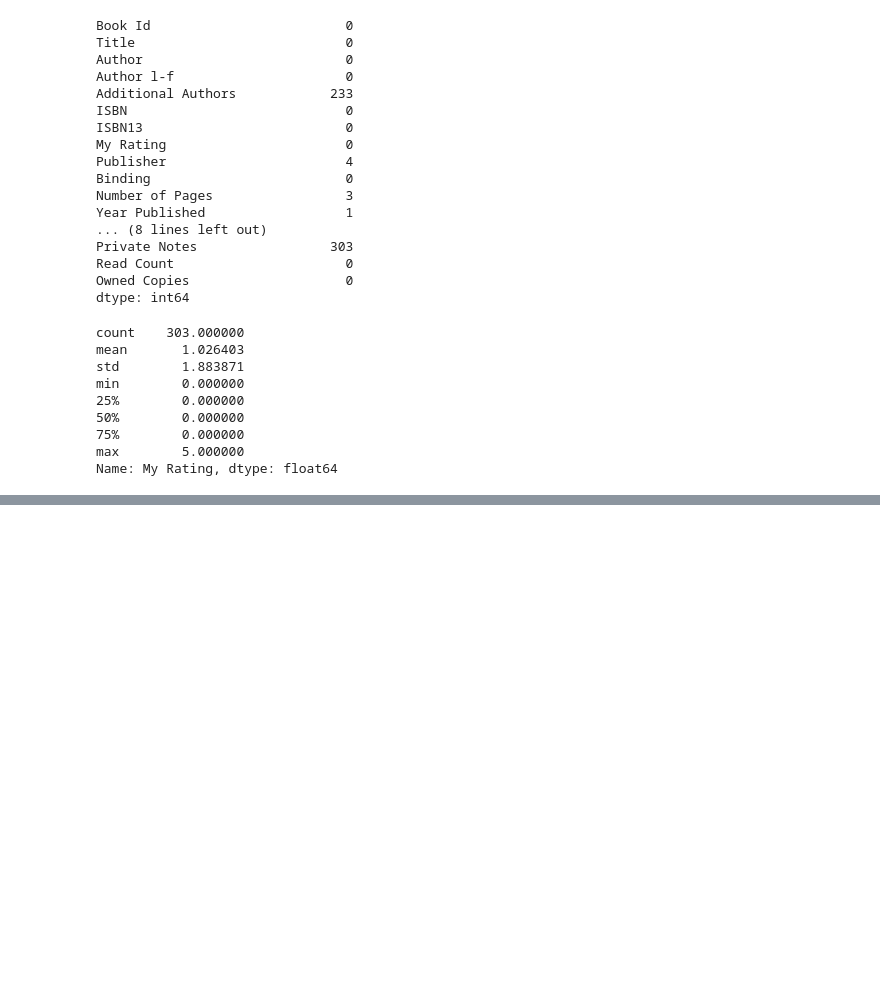
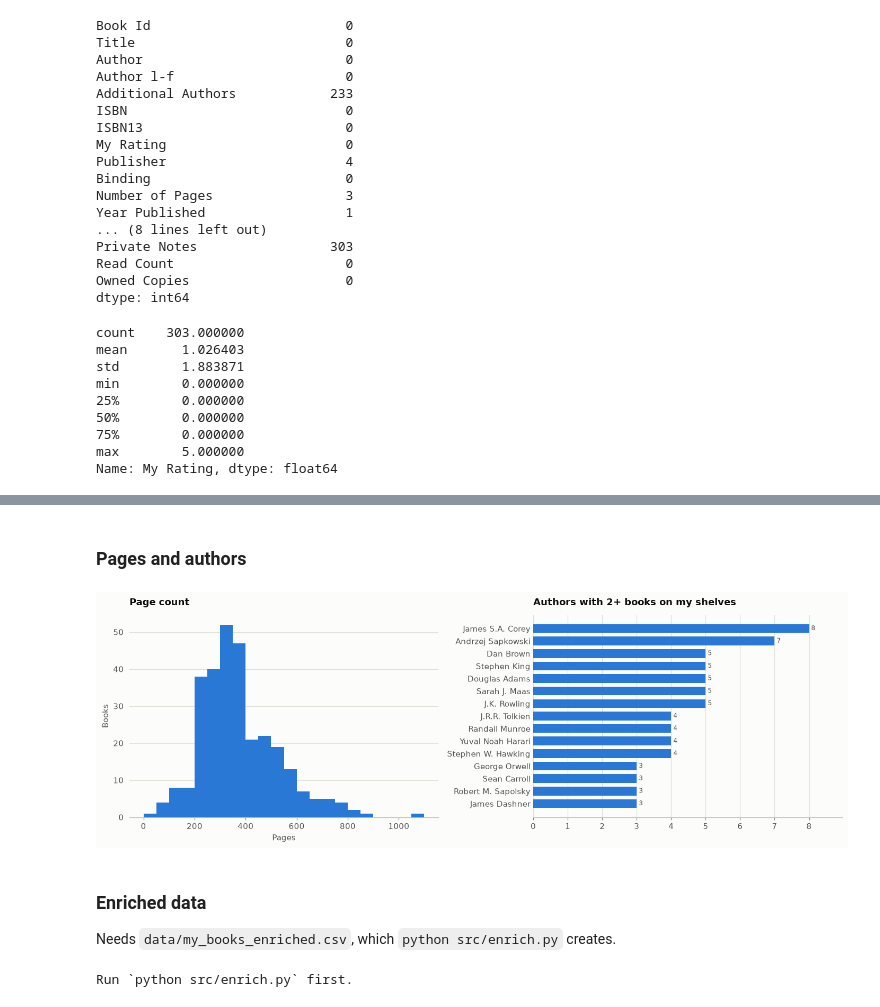
Before and after one commit to mychaelka/book-recommender, a Jupyter notebook: notebooks/my_books.ipynb, the cells around one changed output, grey strips where cells are left out. Cells and saved outputs as stored; diff of their text form; code cells hidden in the pictures; blank space fills up the shorter version.

```diff
--- a/notebooks/my_books.ipynb
+++ b/notebooks/my_books.ipynb
@@ -55,0 +129,46 @@ Name: My Rating, dtype: float64
+# %% [markdown]
+### Pages and authors
+# %%
+fig, (ax1, ax2) = plt.subplots(1, 2, figsize=(13, 4.5))
+
+pages = my_data["Number of Pages"]
+ax1.hist(pages[pages > 0], bins=np.arange(0, pages.max() + 50, 50), color=BLUE)
+ax1.set(title="Page count", xlabel="Pages", ylabel="Books")
+
+authors = my_data["Author"].str.replace(r"\s+", " ", regex=True).str.strip().value_counts()  # export has "Dan    Brown"
+hbar(ax2, authors[authors >= 2].head(15), "Authors with 2+ books on my shelves")
+plt.tight_layout()
+plt.show()
+# %% [output]
+[figure, added]
+# %% [markdown]
+### Enriched data
+Needs `data/my_books_enriched.csv`, which `python src/enrich.py` creates.
+# %%
+enriched_path = Path("../data/my_books_enriched.csv")
+enriched = pd.read_csv(enriched_path) if enriched_path.exists() else None
+
+if enriched is None:
+    print("Run `python src/enrich.py` first.")
+else:
+    source = enriched["description_source"].fillna("missing")
+    by_shelf = pd.crosstab(source, enriched["shelf"])
+    by_shelf = by_shelf.loc[by_shelf.sum(axis=1).sort_values().index]
+
+    fig, ax = plt.subplots(figsize=(9, 3.8))
+    left = np.zeros(len(by_shelf))
+    for shelf, color in zip(["read", "currently-reading", "to-read"], [BLUE, ORANGE, AQUA]):
+        if shelf in by_shelf:
+            ax.barh(by_shelf.index, by_shelf[shelf], left=left, color=color, height=0.7, label=shelf)
+            left += by_shelf[shelf].values
+    for y, total in enumerate(left):
+        ax.text(total, y, f" {total:.0f}", va="center", fontsize=8, color=INK_SECONDARY)
+    ax.grid(axis="y", visible=False)
+    ax.grid(axis="x", visible=True)
+    ax.tick_params(axis="y", length=0)
+    ax.margins(x=0.08)
+    ax.set(title="Where each description came from", xlabel="Books")
+    ax.legend(loc="lower right")
+    plt.show()
+# %% [output]
+Run `python src/enrich.py` first.
```
Also changed, not shown: parts of 9 cells of this notebook, 1 other file.
